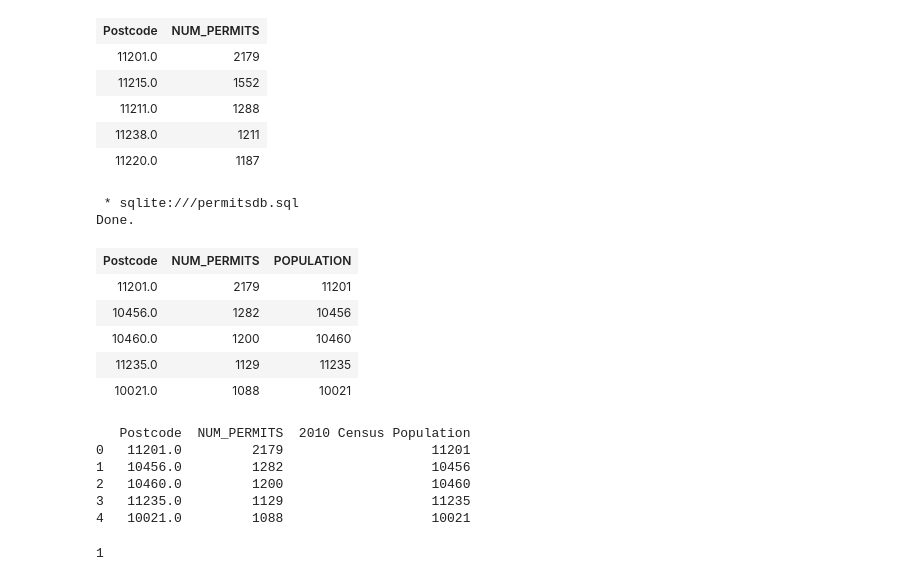
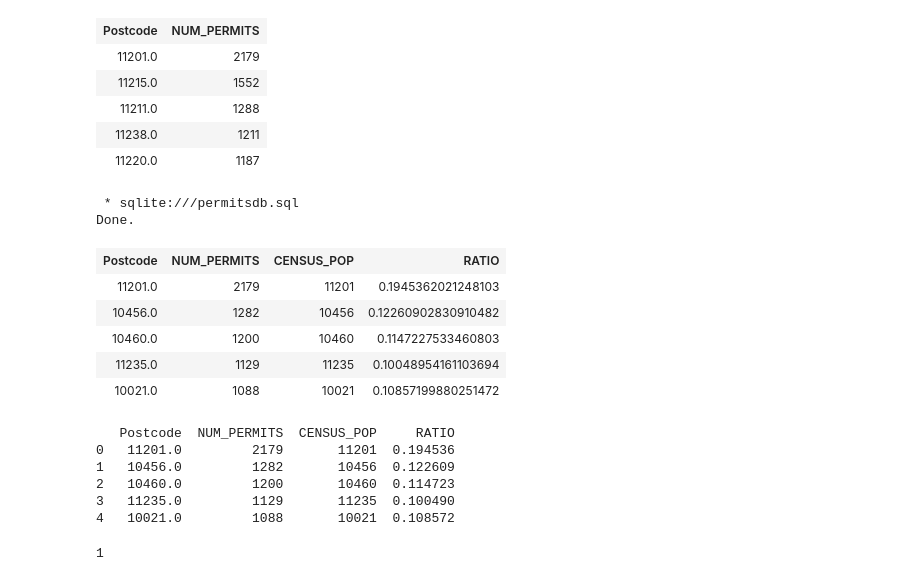
Before and after one commit to dray89/SQL, a Jupyter notebook: Proj_DataAnalysis_In_SQLlite.ipynb, the cells around one changed output. Drawn from its saved outputs; the diff is of its cells as text; code cells hidden in the pictures.

```diff
--- a/Proj_DataAnalysis_In_SQLlite.ipynb
+++ b/Proj_DataAnalysis_In_SQLlite.ipynb
@@ -190,38 +183,43 @@ Done.
 | 11220.0 | 1187 |
 # %%
 %%sql
-
-SELECT Postcode, COUNT(*) AS NUM_PERMITS, POPULATION."2010 Census Population" As POPULATION
-FROM permits
-LEFT JOIN POPULATION
-ON POPULATION."2010 Census Population" = permits.Postcode
-WHERE POPULATION."2010 Census Population" >=1000 AND permits."Filing Date" BETWEEN '2010-01-01 00:00:00.000' AND '2010-12-31 23:59:59.998'
-GROUP BY Postcode
-ORDER BY COUNT(*) DESC
+WITH permit_stats AS
+    (SELECT Postcode, COUNT(*) AS NUM_PERMITS, POPULATION."2010 Census Population" As CENSUS_POP
+        FROM permits
+        LEFT JOIN POPULATION
+        ON POPULATION."2010 Census Population" = permits.Postcode
+        WHERE POPULATION."2010 Census Population" >=1000 AND permits."Filing Date" BETWEEN '2010-01-01 00:00:00.000' AND '2010-12-31 23:59:59.998'
+        GROUP BY Postcode
+        ORDER BY COUNT(*) DESC)
+SELECT Postcode, NUM_PERMITS, CENSUS_POP, CAST(NUM_PERMITS AS FLOAT)/CENSUS_POP AS RATIO
+FROM permit_stats
 LIMIT 5;
 # %% [output]
  * sqlite:///permitsdb.sql
 Done.
-| Postcode | NUM_PERMITS | POPULATION |
-| 11201.0 | 2179 | 11201 |
-| 10456.0 | 1282 | 10456 |
-| 10460.0 | 1200 | 10460 |
-| 11235.0 | 1129 | 11235 |
-| 10021.0 | 1088 | 10021 |
+| Postcode | NUM_PERMITS | CENSUS_POP | RATIO |
+| 11201.0 | 2179 | 11201 | 0.1945362021248103 |
+| 10456.0 | 1282 | 10456 | 0.12260902830910482 |
+| 10460.0 | 1200 | 10460 | 0.1147227533460803 |
+| 11235.0 | 1129 | 11235 | 0.10048954161103694 |
+| 10021.0 | 1088 | 10021 | 0.10857199880251472 |
 # %%
-sql_query = '''SELECT Postcode, COUNT(*) AS NUM_PERMITS, POPULATION."2010 Census Population"
-FROM permits
-LEFT JOIN POPULATION
-ON POPULATION."2010 Census Population" = permits.Postcode
-WHERE POPULATION."2010 Census Population" >=1000 AND permits."Filing Date" BETWEEN '2010-01-01 00:00:00.000' AND '2010-12-31 23:59:59.998'
-GROUP BY Postcode
-ORDER BY COUNT(*) DESC'''
+sql_query = '''WITH permit_stats AS
+    (SELECT Postcode, COUNT(*) AS NUM_PERMITS, POPULATION."2010 Census Population" As CENSUS_POP
+        FROM permits
+        LEFT JOIN POPULATION
+        ON POPULATION."2010 Census Population" = permits.Postcode
+        WHERE POPULATION."2010 Census Population" >=1000 AND permits."Filing Date" BETWEEN '2010-01-01 00:00:00.000' AND '2010-12-31 23:59:59.998'
+        GROUP BY Postcode
+        ORDER BY COUNT(*) DESC)
+SELECT Postcode, NUM_PERMITS, CENSUS_POP, CAST(NUM_PERMITS AS FLOAT)/CENSUS_POP AS RATIO
+FROM permit_stats;'''
 joined = pd.read_sql_query(sql_query, con='sqlite:///permitsdb.sql')
 print(joined.head())
 # %% [output]
-   Postcode  NUM_PERMITS  2010 Census Population
-0   11201.0         2179                   11201
-1   10456.0         1282                   10456
-2   10460.0         1200                   10460
-3   11235.0         1129                   11235
-4   10021.0         1088                   10021
+   Postcode  NUM_PERMITS  CENSUS_POP     RATIO
+0   11201.0         2179       11201  0.194536
+1   10456.0         1282       10456  0.122609
+2   10460.0         1200       10460  0.114723
+3   11235.0         1129       11235  0.100490
+4   10021.0         1088       10021  0.108572
```
Also changed, not shown: parts of 4 cells of this notebook.
